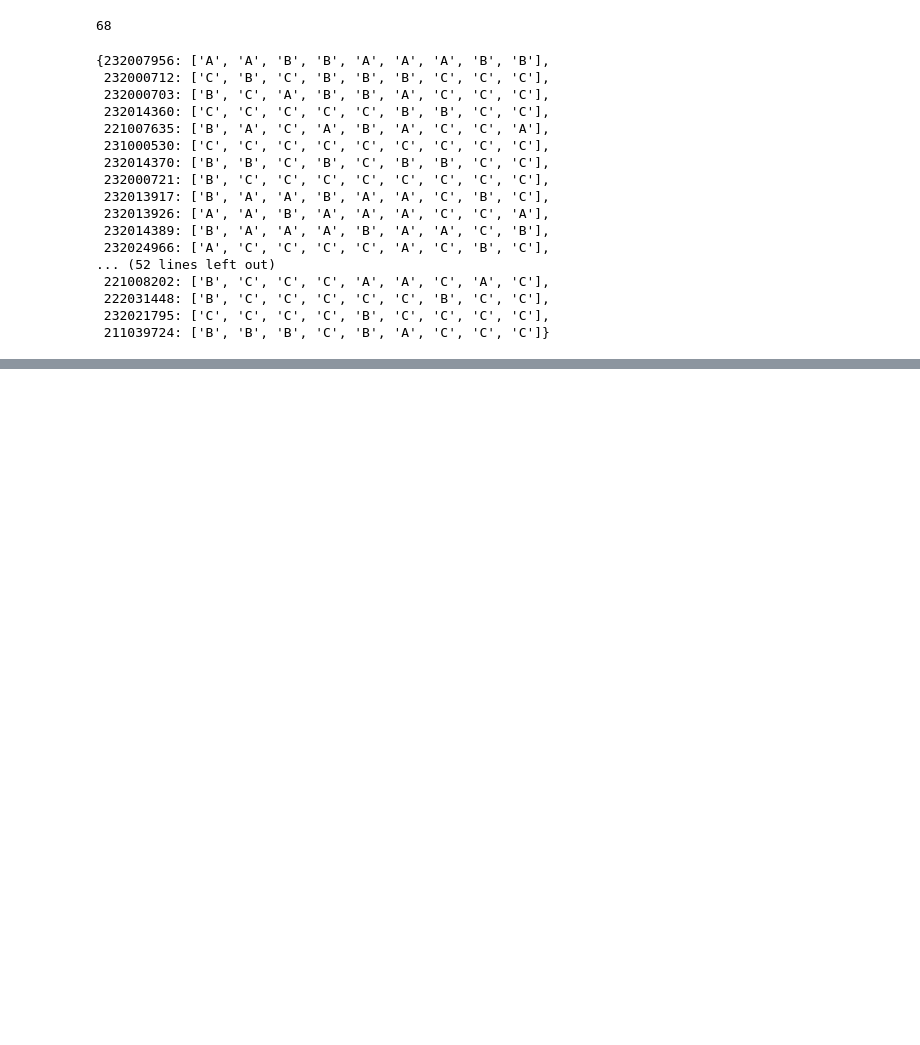
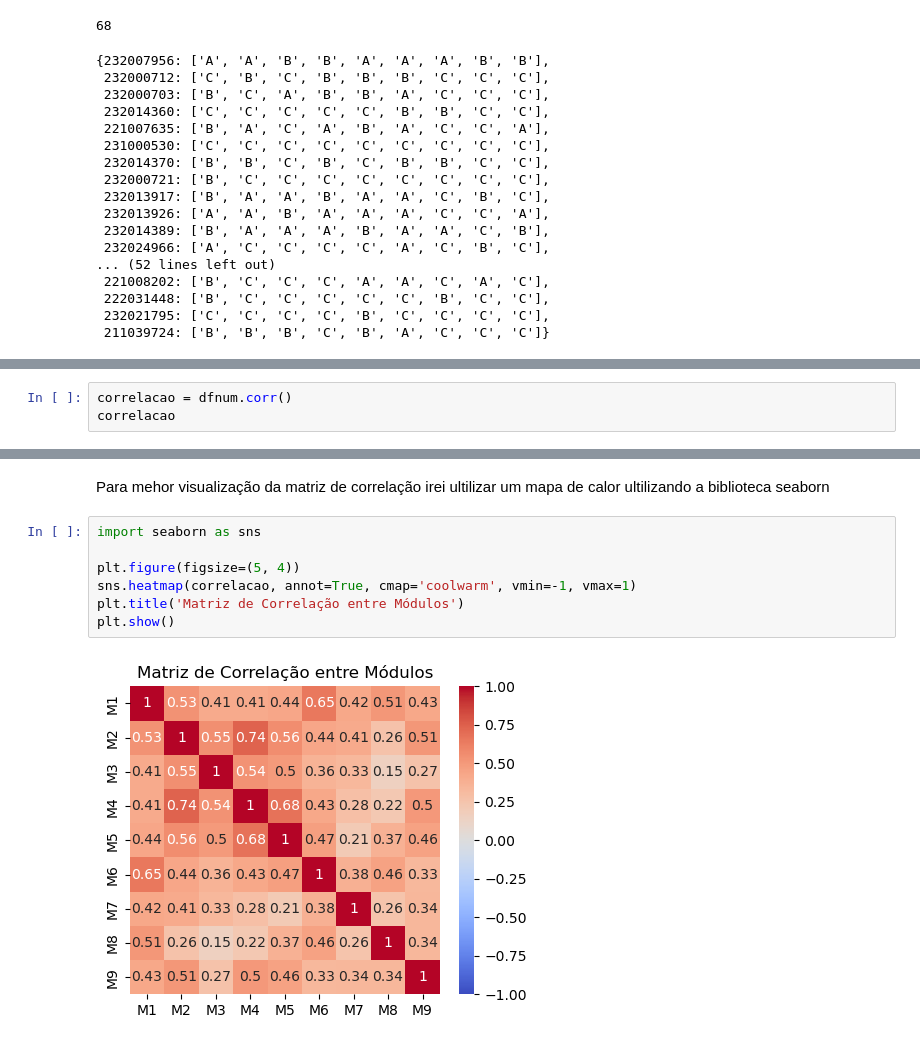
Before and after one commit to janiocarrilho/analise-desempenho-unb, a Jupyter notebook: ProjetoC1.ipynb, the cells around one changed output, grey strips where cells are left out. Cells and saved outputs as stored; diff of their text form; blank space fills up the shorter version.

```diff
--- a/ProjetoC1.ipynb
+++ b/ProjetoC1.ipynb
@@ -74,0 +147,3 @@ alunos
+# %%
+correlacao = dfnum.corr()
+correlacao
@@ -74,0 +161,11 @@ alunos
+# %% [markdown]
+Para mehor visualização da matriz de correlação irei ultilizar um mapa de calor ultilizando a biblioteca seaborn
+# %%
+import seaborn as sns
+
+plt.figure(figsize=(5, 4))
+sns.heatmap(correlacao, annot=True, cmap='coolwarm', vmin=-1, vmax=1)
+plt.title('Matriz de Correlação entre Módulos')
+plt.show()
+# %% [output]
+[figure, added]
```
Also changed, not shown: parts of 9 cells of this notebook.
